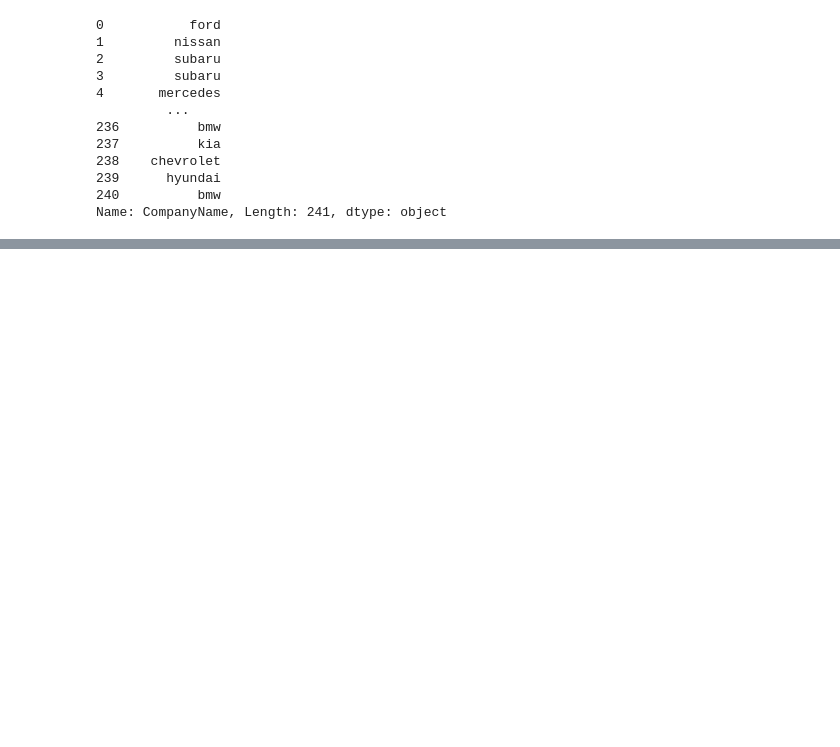
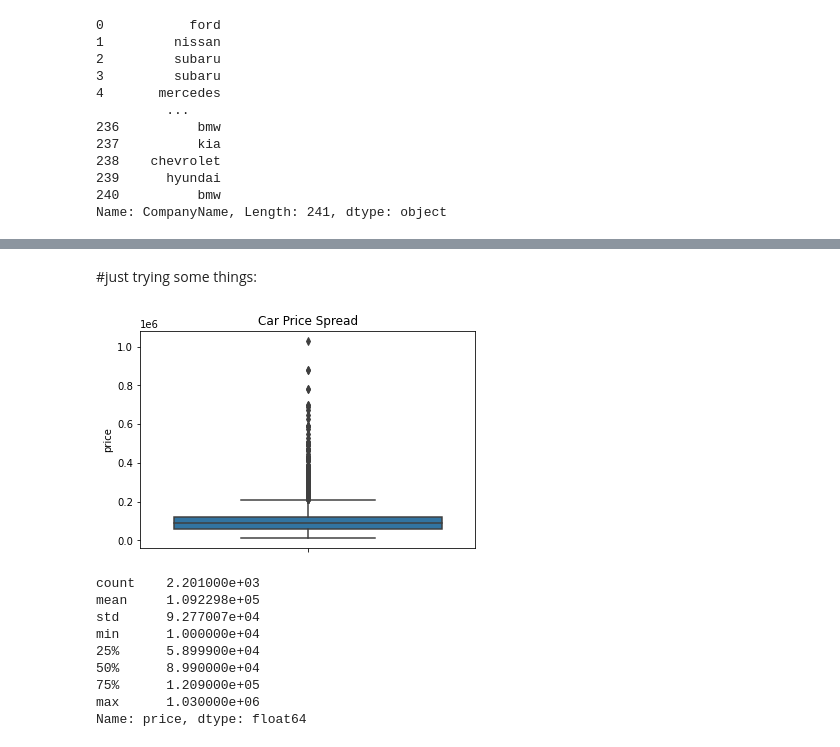
Before and after one commit to OrenAviya/project-semester-a, a Jupyter notebook: start_project_jup.ipynb, the cells around one changed output, grey strips where cells are left out. Saved outputs shown, nothing was run; the diff lists cells and outputs as text; code cells hidden in the pictures; blank space fills up the shorter version.

```diff
--- a/start_project_jup.ipynb
+++ b/start_project_jup.ipynb
@@ -411,0 +632,18 @@ cars_fewColumns
+# %% [markdown]
+#just trying some things:
+# %%
+plt.title('Car Price Spread')
+sns.boxplot(y=cars.price)
+plt.show()
+print(cars.price.describe())
+# %% [output]
+[figure, added]
+count    2.201000e+03
+mean     1.092298e+05
+std      9.277007e+04
+min      1.000000e+04
+25%      5.899900e+04
+50%      8.990000e+04
+75%      1.209000e+05
+max      1.030000e+06
+Name: price, dtype: float64
```
Also changed, not shown: parts of 31 cells of this notebook.
